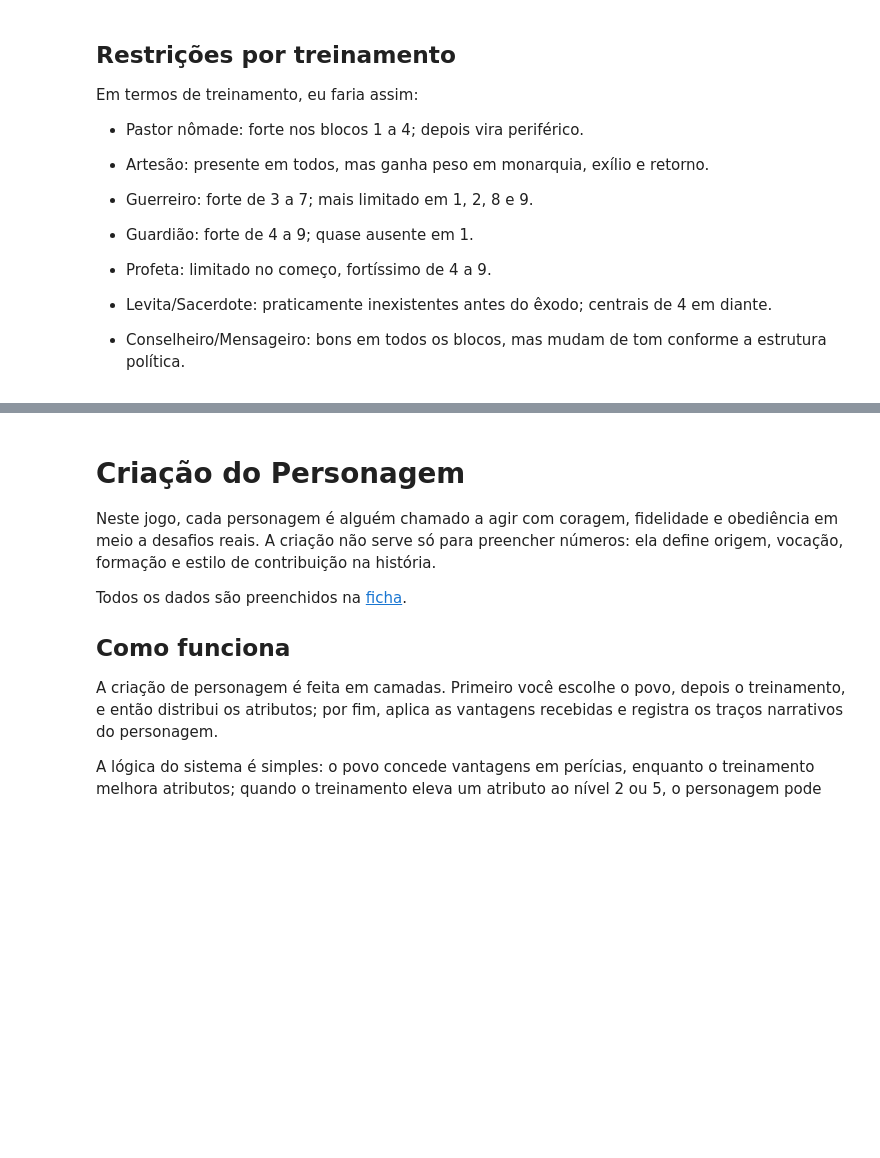
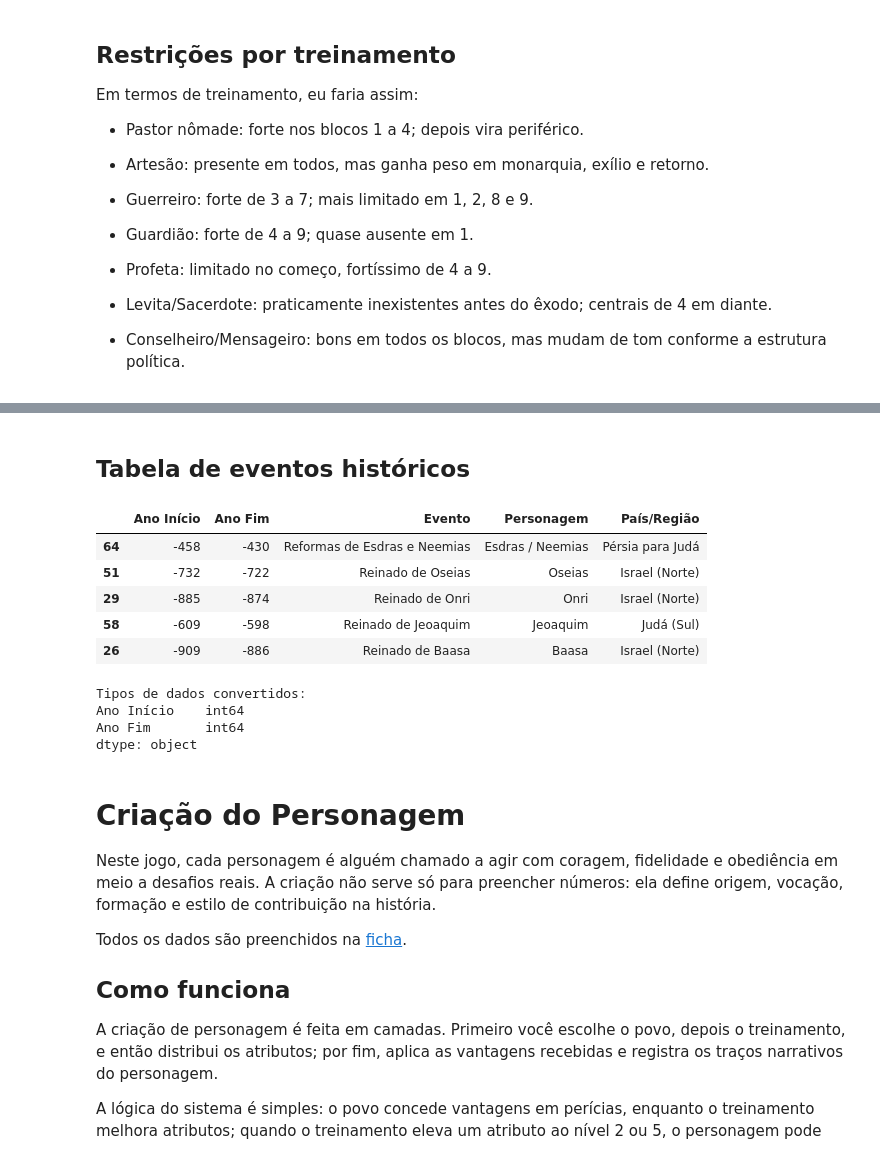
Before and after one commit to Mateus-cpa/estudos_b-blicos, a Jupyter notebook: rpg/rpg_biblico.ipynb, the cells around one changed output, grey strips where cells are left out. Saved outputs shown, nothing was run; the diff lists cells and outputs as text; code cells hidden in the pictures; blank space fills up the shorter version.

Commit message:
:sparkles: text: ajustes na seção de blocos históricos e código que importa planilha de eventos por ano.

```diff
--- a/rpg/rpg_biblico.ipynb
+++ b/rpg/rpg_biblico.ipynb
@@ -153,3 +258,73 @@ Nesta época o cenário ganha novas tensões políticas e religiosas, porque a r
+# %% [markdown]
+## Tabela de eventos históricos
+# %%
+# 1. Autenticar a sua conta do Google
+from google.colab import auth
+auth.authenticate_user()
+
+# 2. Importar as bibliotecas necessárias
+import gspread
+from google.auth import default
+import pandas as pd
+
+# 3. Autorizar o gspread
+creds, _ = default()
+gc = gspread.authorize(creds)
+
+# 4. Abrir a planilha
+ID_PLANILHA = '1n5ntiiABmVHjSoqdyGoHIUkup4cPrUjLNnr8cA1eZck'
+planilha = gc.open_by_key(ID_PLANILHA)
+
+# 5. Extrair os dados
+aba = planilha.sheet1
+linhas = aba.get_all_values()
+
+# 6. Converter em DataFrame
+df_cronologia = pd.DataFrame(linhas[1:], columns=linhas[0])
+
+# 7. Função robusta para limpar e converter os anos
+def converter_ano(valor):
+    if not valor or str(valor).strip() == "":
+        return None
+
+    s_valor = str(valor).lower()
+    negativo = False
+
+    # Verifica se é Antes de Cristo
+    if 'a.c.' in s_valor:
+        negativo = True
+
+    # Limpeza de caracteres não numéricos comuns
+    limpo = s_valor.replace('a.c.', '').replace('d.c.', '').replace('c.', '').strip()
+
+    try:
+        ano = int(limpo)
+        return ano * -1 if negativo else ano
+    except ValueError:
+        return None
+
+# Aplicar a conversão
+df_cronologia['Ano Início'] = df_cronologia['Ano Início'].apply(converter_ano)
+df_cronologia['Ano Fim'] = df_cronologia['Ano Fim'].apply(converter_ano)
+
+# Preencher valores nulos se necessário (ex: eventos sem data final definida)
+df_cronologia['Ano Início'] = df_cronologia['Ano Início'].fillna(0).astype(int)
+df_cronologia['Ano Fim'] = df_cronologia['Ano Fim'].fillna(0).astype(int)
+
+display(df_cronologia.sample(5))
+print("Tipos de dados convertidos:")
+print(df_cronologia[['Ano Início', 'Ano Fim']].dtypes)
+# %% [output]
+|  | Ano Início | Ano Fim | Evento | Personagem | País/Região |
+| 64 | -458 | -430 | Reformas de Esdras e Neemias | Esdras / Neemias | Pérsia para Judá |
+| 51 | -732 | -722 | Reinado de Oseias | Oseias | Israel (Norte) |
+| 29 | -885 | -874 | Reinado de Onri | Onri | Israel (Norte) |
+| 58 | -609 | -598 | Reinado de Jeoaquim | Jeoaquim | Judá (Sul) |
+| 26 | -909 | -886 | Reinado de Baasa | Baasa | Israel (Norte) |
+Tipos de dados convertidos:
+Ano Início    int64
+Ano Fim       int64
+dtype: object
 # %% [markdown]
 # Criação do Personagem
 
```
Also changed, not shown: parts of 13 cells of this notebook.
